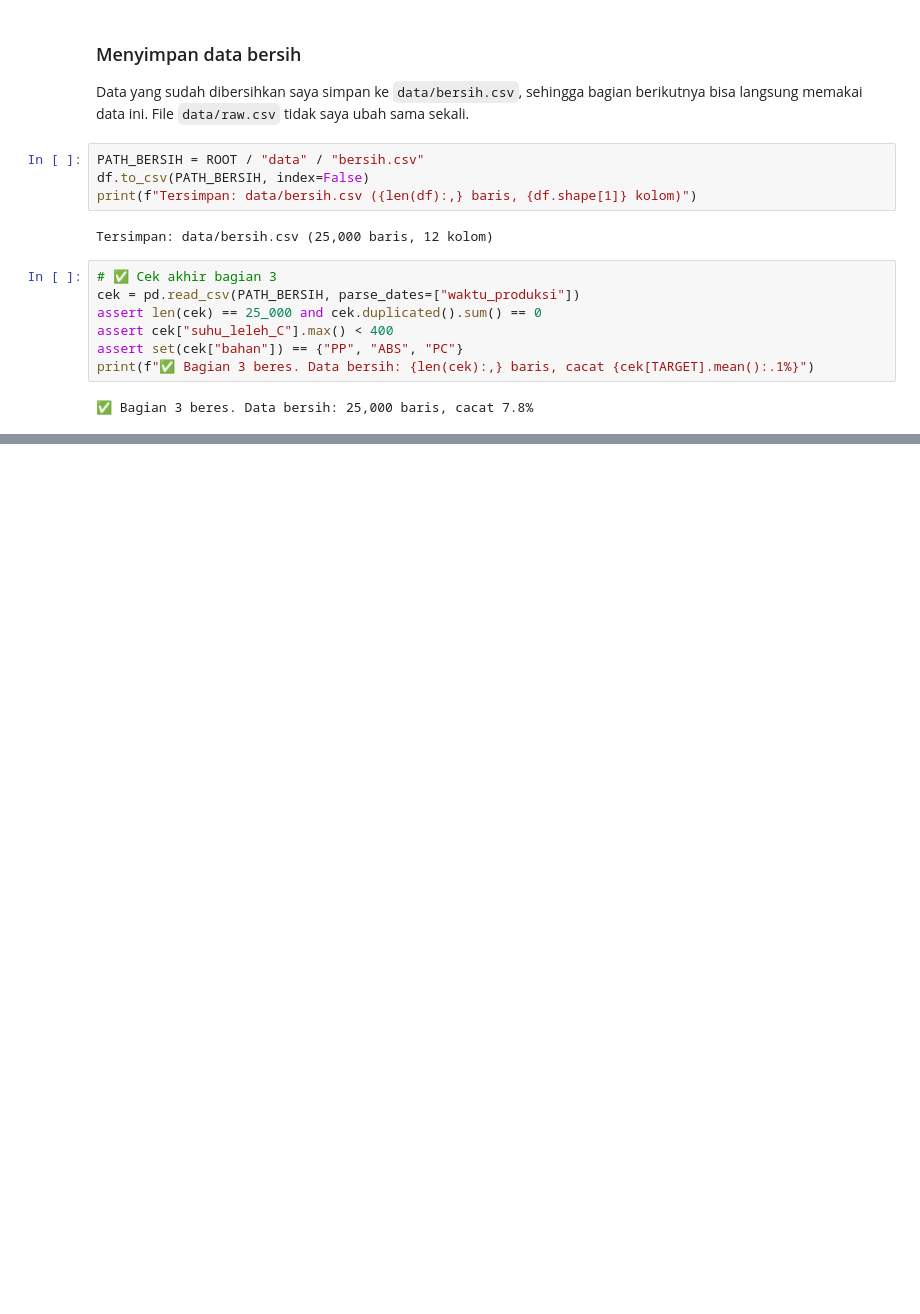
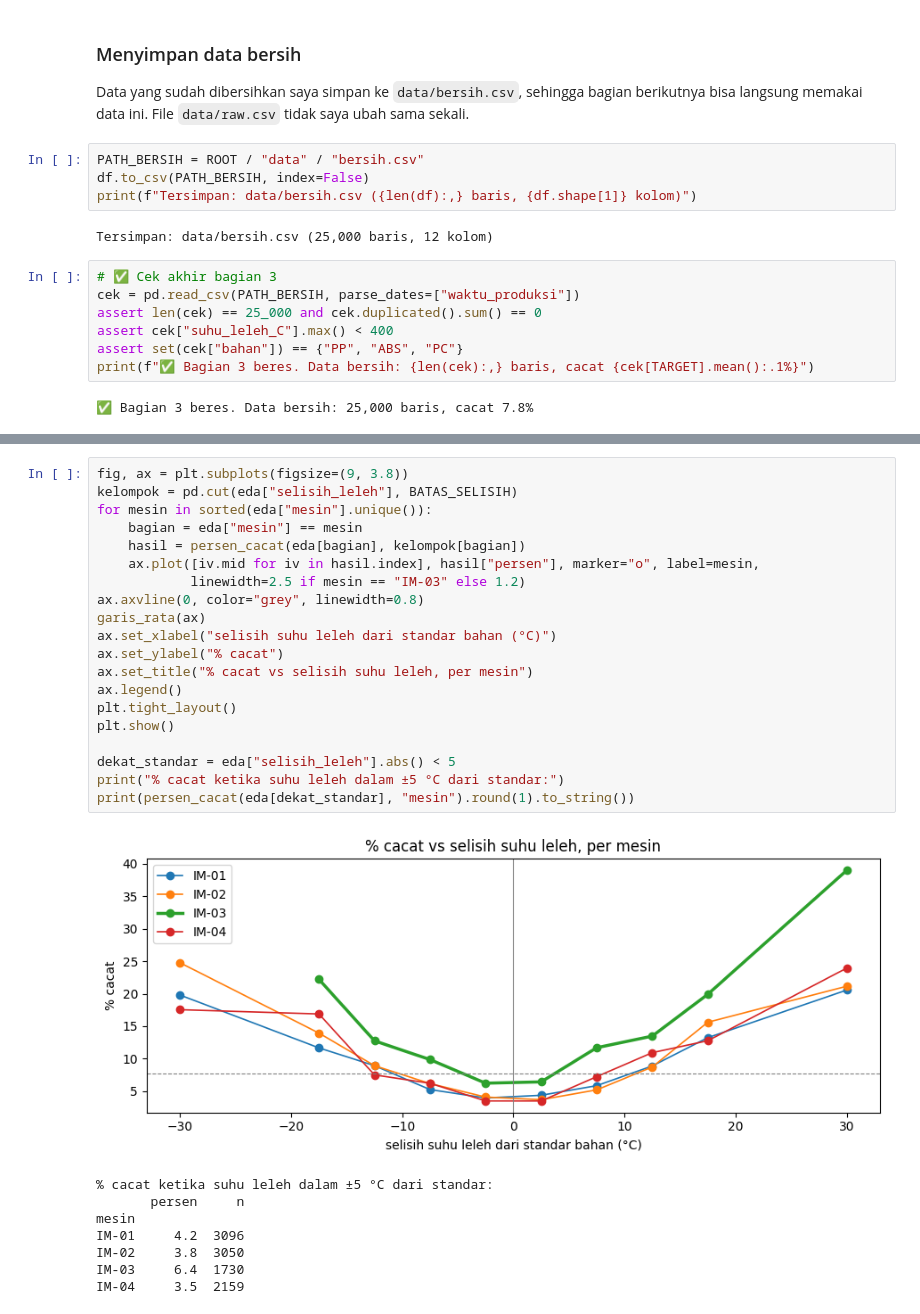
Before and after one commit to FarahAuliaKirana/qc-injection-molding, a Jupyter notebook: notebooks/qc_injection_molding.ipynb, the cells around one changed output, grey strips where cells are left out. Cells and saved outputs as stored; diff of their text form; blank space fills up the shorter version.

```diff
--- a/notebooks/qc_injection_molding.ipynb
+++ b/notebooks/qc_injection_molding.ipynb
@@ -684,0 +996,29 @@ mesin, karena IM-03 tampak lebih sering menghasilkan komponen cacat dibandingkan
+# %%
+fig, ax = plt.subplots(figsize=(9, 3.8))
+kelompok = pd.cut(eda["selisih_leleh"], BATAS_SELISIH)
+for mesin in sorted(eda["mesin"].unique()):
+    bagian = eda["mesin"] == mesin
+    hasil = persen_cacat(eda[bagian], kelompok[bagian])
+    ax.plot([iv.mid for iv in hasil.index], hasil["persen"], marker="o", label=mesin,
+            linewidth=2.5 if mesin == "IM-03" else 1.2)
+ax.axvline(0, color="grey", linewidth=0.8)
+garis_rata(ax)
+ax.set_xlabel("selisih suhu leleh dari standar bahan (°C)")
+ax.set_ylabel("% cacat")
+ax.set_title("% cacat vs selisih suhu leleh, per mesin")
+ax.legend()
+plt.tight_layout()
+plt.show()
+
+dekat_standar = eda["selisih_leleh"].abs() < 5
+print("% cacat ketika suhu leleh dalam ±5 °C dari standar:")
+print(persen_cacat(eda[dekat_standar], "mesin").round(1).to_string())
+# %% [output]
+[figure, added]
+% cacat ketika suhu leleh dalam ±5 °C dari standar:
+       persen     n
+mesin
+IM-01     4.2  3096
+IM-02     3.8  3050
+IM-03     6.4  1730
+IM-04     3.5  2159
```
Also changed, not shown: parts of 33 cells of this notebook.
